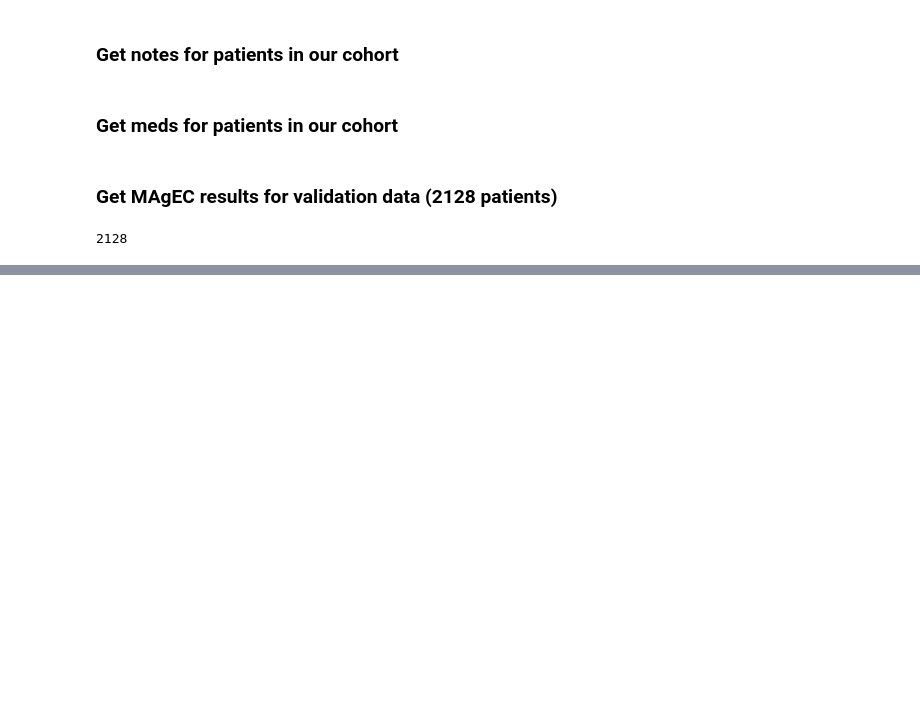
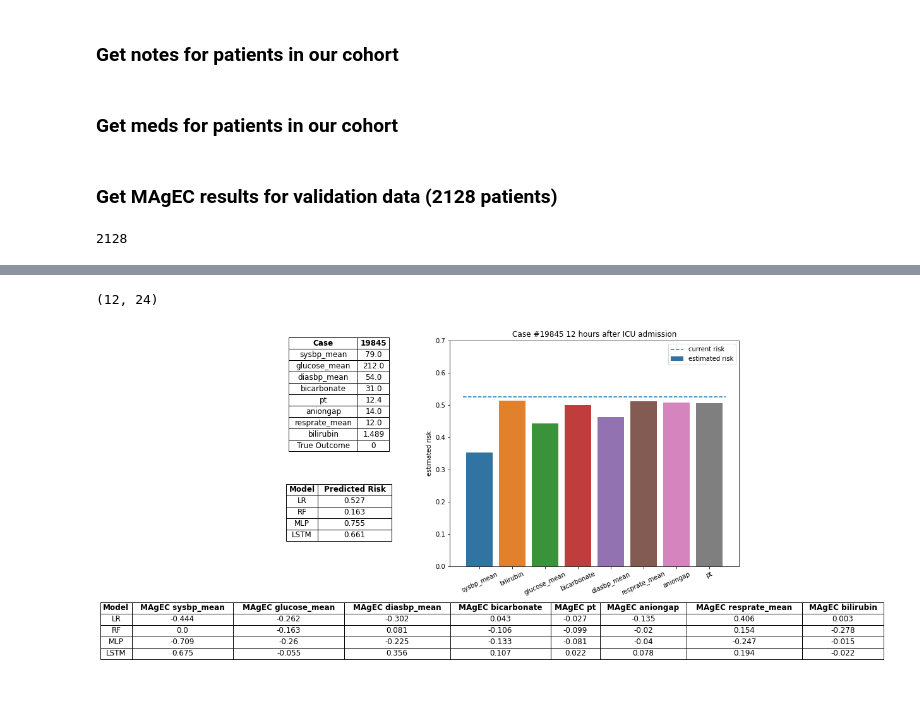
Before and after one commit to gstef80/MAgEC, a Jupyter notebook: MIMIC_ANNO.ipynb, the cells around one changed output, grey strips where cells are left out. Drawn from its saved outputs; the diff is of its cells as text; code cells hidden in the pictures; blank space fills up the shorter version.

```diff
--- a/MIMIC_ANNO.ipynb
+++ b/MIMIC_ANNO.ipynb
@@ -96,0 +261,8 @@ joined.case.nunique()
+# %%
+cols = ['subject_id', 'timepoint', 'admittime', 'admission_type', 'los_icu',
+        'diagnosis', 'curr_service', 'dischtime', 'mort_icu',
+        'mv_start', 'mv_end', 'mv_hours', 'event_time',
+        'age', 'gender', 'ethnicity']
+
+data = df_cohort[(df_cohort.subject_id==case) & (df_cohort.timepoint==15)][cols]
+data
@@ -96,0 +272,23 @@ joined.case.nunique()
+# %%
+txt1 = (data.event_time - datetime.timedelta(hours=int(data.timepoint.values[0])) -
+        data.admittime
+       ).iloc[0]
+
+txt1 = (txt1.days)*24 + (txt1.seconds) // 3600
+
+txt2 = (data.event_time - datetime.timedelta(hours=3) -
+        data.admittime
+       ).iloc[0]
+
+txt2 = (txt2.days)*24 + (txt2.seconds) // 3600
+# %%
+txt1, txt2
+# %% [output]
+(12, 24)
+# %%
+mg.panel_plot(xst_validation.columns, features, stsc2, joined, case, timepoint=int(data.timepoint.values[0]),
+              models=('lr','rf','mlp','lstm'), label='label', limit=8, rotate=25,
+              save='case{}_t_{}'.format(case, int(data.timepoint.values[0])),
+              title='Case #{} {} hours after ICU admission'.format(case, txt1))
+# %% [output]
+[figure, added]
```
Also changed, not shown: parts of 28 cells of this notebook, 1 other file.
